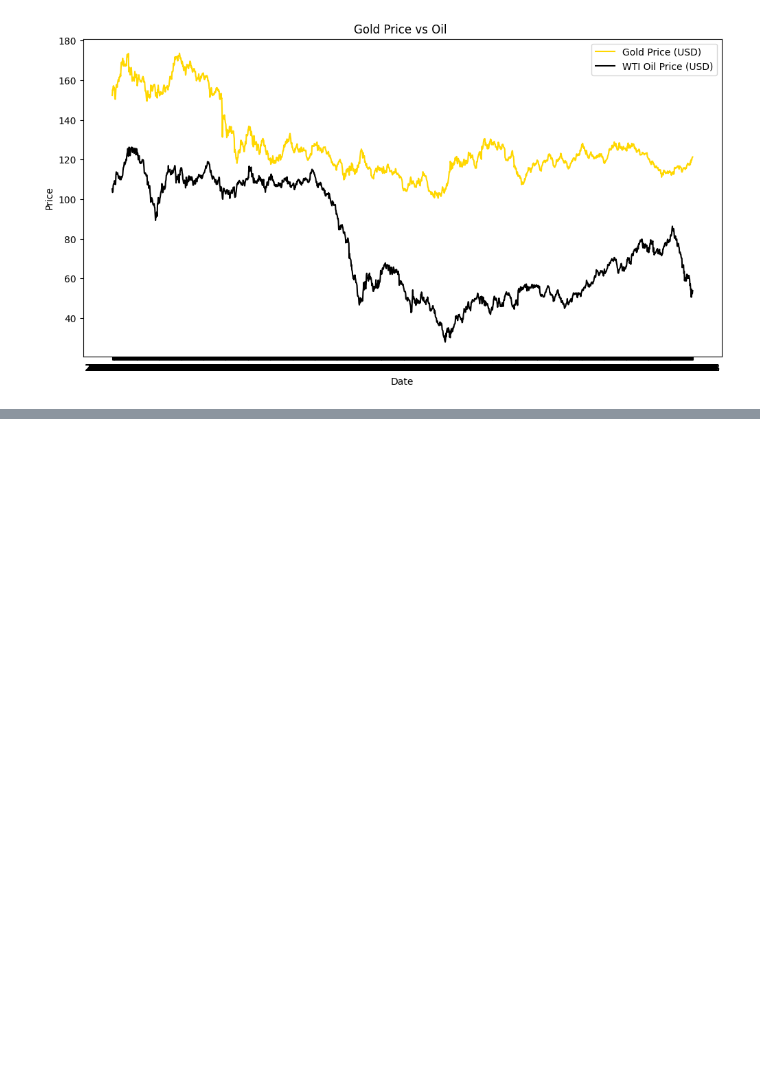
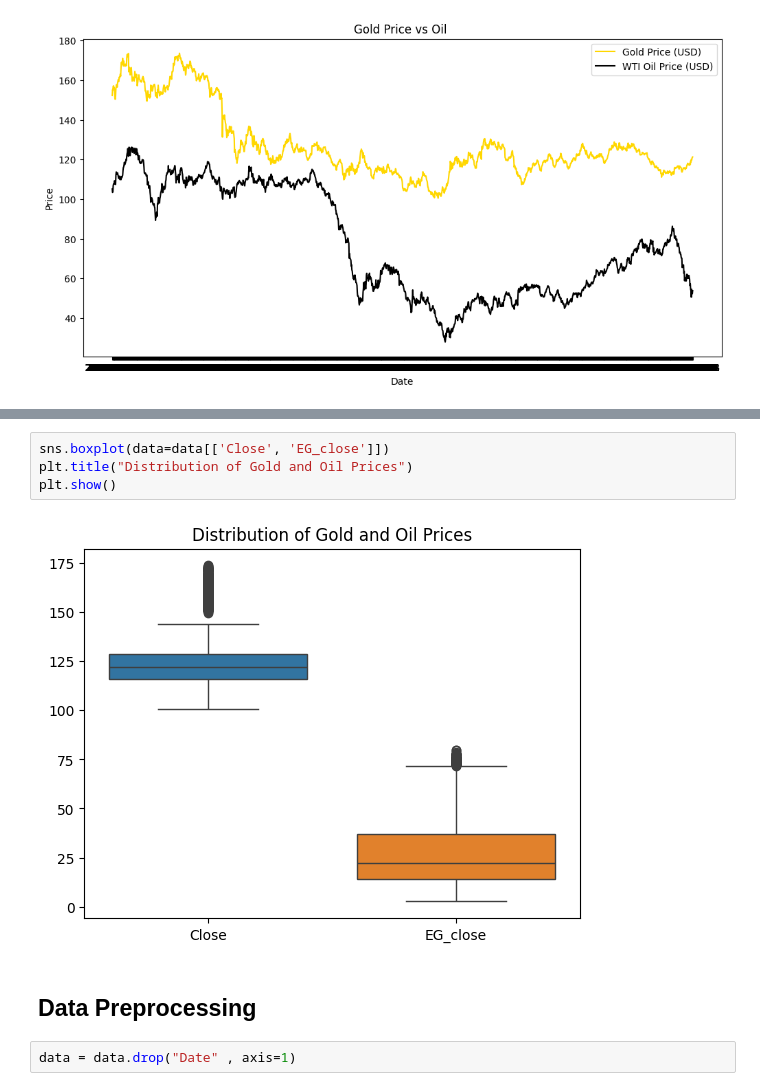
Before and after one commit to aiaaee/Gold-Price-Prediction, a Jupyter notebook: Gold_Price_Prediction.ipynb, the cells around one changed output, grey strips where cells are left out. Cells and saved outputs as stored; diff of their text form; blank space fills up the shorter version.

```diff
--- a/Gold_Price_Prediction.ipynb
+++ b/Gold_Price_Prediction.ipynb
@@ -115,0 +171,10 @@ plt.show()
+# %%
+sns.boxplot(data=data[['Close', 'EG_close']])
+plt.title("Distribution of Gold and Oil Prices")
+plt.show()
+# %% [output]
+[figure, added]
+# %% [markdown]
+## Data Preprocessing
+# %%
+data = data.drop("Date" , axis=1)
```
Also changed, not shown: parts of 20 cells of this notebook.
